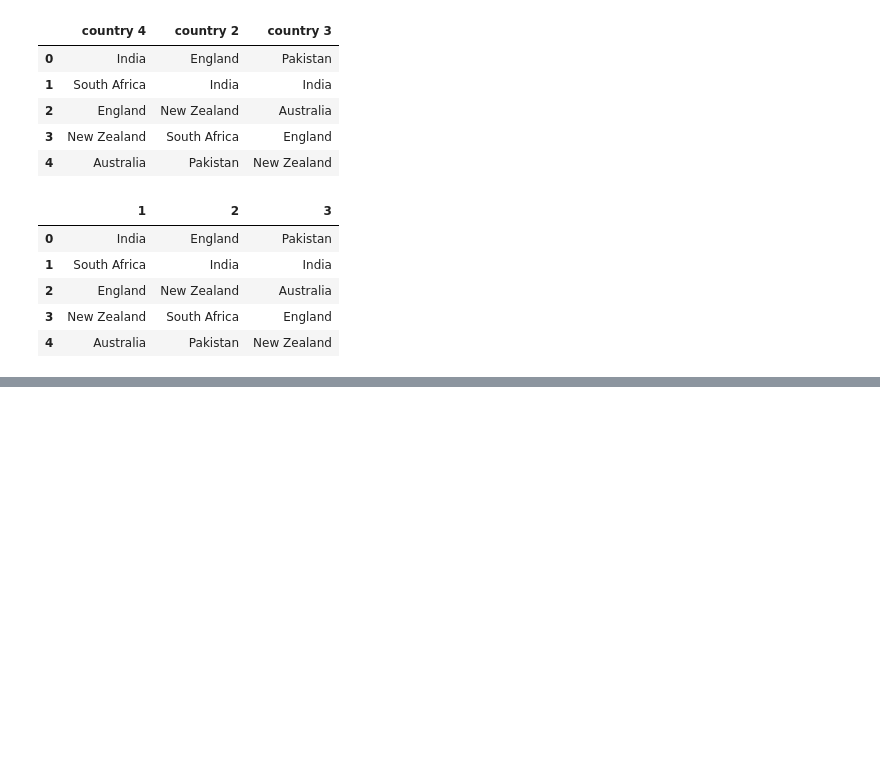
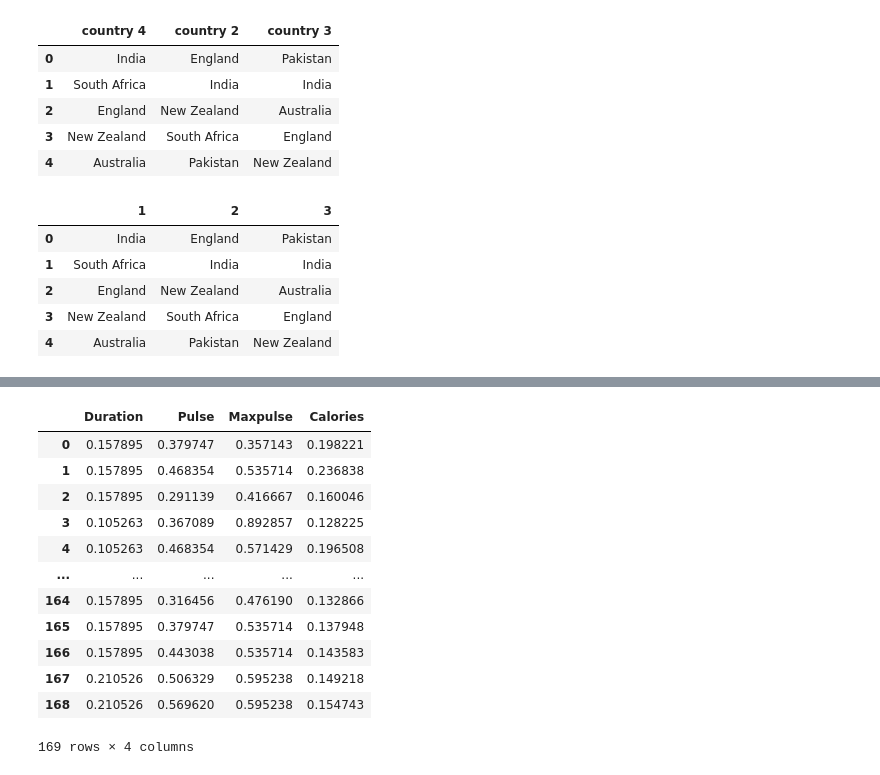
Before and after one commit to Precious-josiah-codes/Numpy-pandas-matplotlib-course-files, a Jupyter notebook: pandas.ipynb, the cells around one changed output, grey strips where cells are left out. Drawn from its saved outputs; the diff is of its cells as text; code cells hidden in the pictures; blank space fills up the shorter version.

```diff
--- a/pandas.ipynb
+++ b/pandas.ipynb
@@ -522,0 +597,26 @@ df
+# %%
+# Method 2: using MinMaxScaler from sklearn
+from sklearn.preprocessing import MinMaxScaler
+df = pd.read_csv('data.csv')
+scaler = MinMaxScaler()
+
+df_scales = scaler.fit_transform(df.to_numpy())
+df_scales
+df_scaled = pd.DataFrame(df_scales, columns=['Duration', 'Pulse', 'Maxpulse', 'Calories'])
+
+# print('Scaled dataset uisng Minmaxscaler')
+df_scaled
+# %% [output]
+|  | Duration | Pulse | Maxpulse | Calories |
+| 0 | 0.157895 | 0.379747 | 0.357143 | 0.198221 |
+| 1 | 0.157895 | 0.468354 | 0.535714 | 0.236838 |
+| 2 | 0.157895 | 0.291139 | 0.416667 | 0.160046 |
+| 3 | 0.105263 | 0.367089 | 0.892857 | 0.128225 |
+| 4 | 0.105263 | 0.468354 | 0.571429 | 0.196508 |
+| ... | ... | ... | ... | ... |
+| 164 | 0.157895 | 0.316456 | 0.476190 | 0.132866 |
+| 165 | 0.157895 | 0.379747 | 0.535714 | 0.137948 |
+| 166 | 0.157895 | 0.443038 | 0.535714 | 0.143583 |
+| 167 | 0.210526 | 0.506329 | 0.595238 | 0.149218 |
+| 168 | 0.210526 | 0.569620 | 0.595238 | 0.154743 |
+169 rows × 4 columns
```
Also changed, not shown: parts of 20 cells of this notebook.
